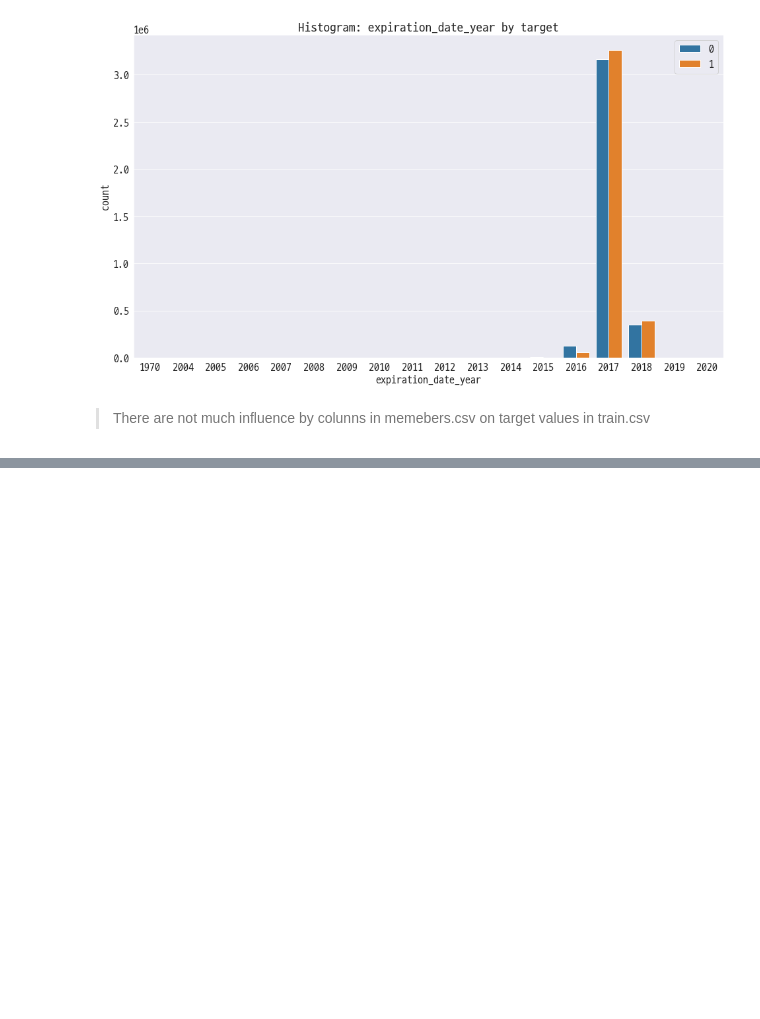
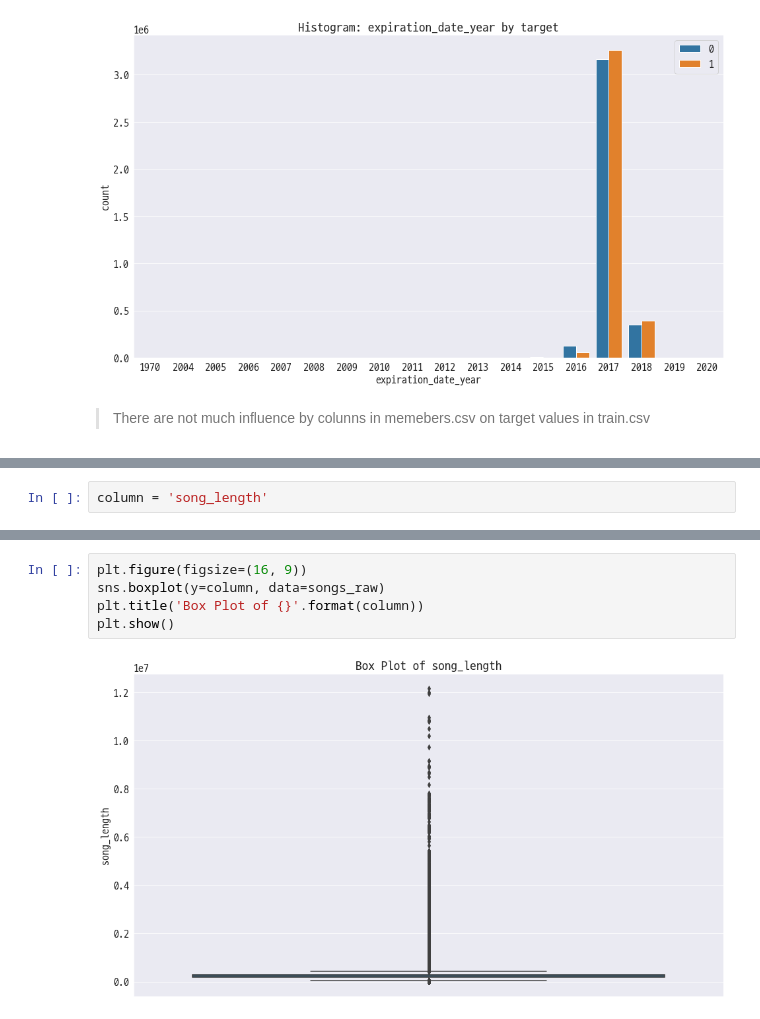
Before and after one commit to dhsong95/kaggle-kkbox-music-recommendation-challenge, a Jupyter notebook: eda/Exploratory Data Analysis.ipynb, the cells around one changed output, grey strips where cells are left out. Drawn from its saved outputs; the diff is of its cells as text; blank space fills up the shorter version.

Commit message:
Basic EDA for songs.csv

```diff
--- a/eda/Exploratory Data Analysis.ipynb
+++ b/eda/Exploratory Data Analysis.ipynb
@@ -853,0 +899,2 @@ plt.show()
+# %%
+column = 'song_length'
@@ -853,0 +916,7 @@ plt.show()
+# %%
+plt.figure(figsize=(16, 9))
+sns.boxplot(y=column, data=songs_raw)
+plt.title('Box Plot of {}'.format(column))
+plt.show()
+# %% [output]
+[figure, added]
```
Also changed, not shown: parts of 38 cells of this notebook.
